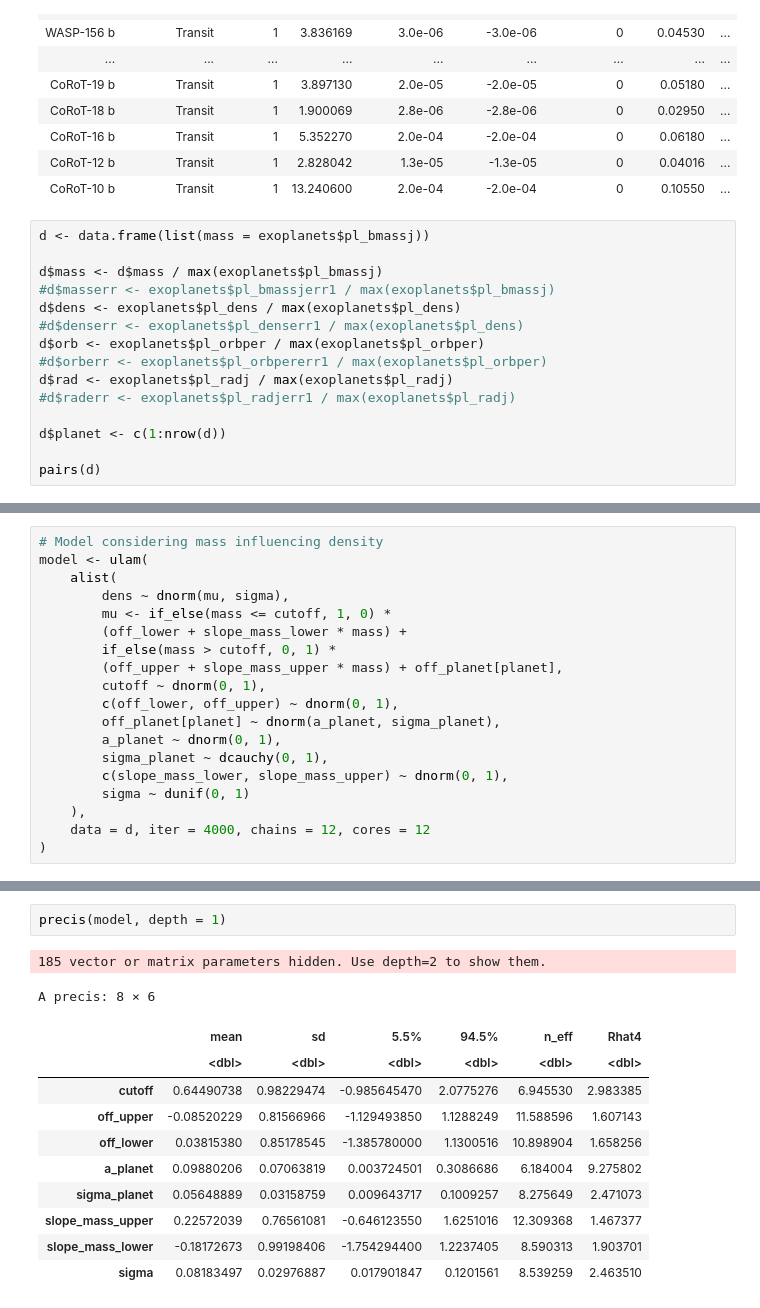
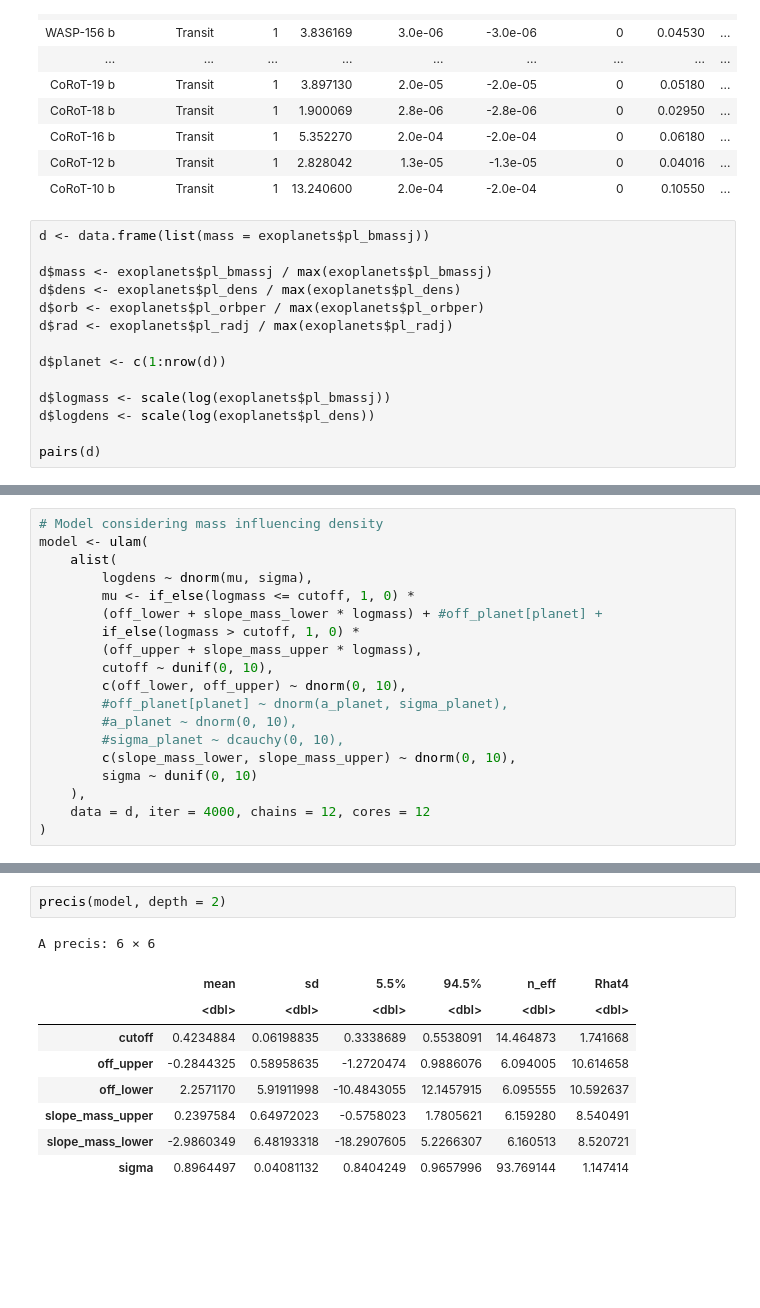
Before and after one commit to TimeTeleporter/advanced_statistics, a Jupyter notebook: exercise_sheet_13/exercise_sheet_13_Immanuel_Albrecht.ipynb, the cells around one changed output, grey strips where cells are left out. Cells and saved outputs as stored; diff of their text form; blank space fills up the shorter version.

```diff
--- a/exercise_sheet_13/exercise_sheet_13_Immanuel_Albrecht.ipynb
+++ b/exercise_sheet_13/exercise_sheet_13_Immanuel_Albrecht.ipynb
@@ -42,16 +52,15 @@ A data.frame: 185 × 50
 # %%
 d <- data.frame(list(mass = exoplanets$pl_bmassj))
 
-d$mass <- d$mass / max(exoplanets$pl_bmassj)
-#d$masserr <- exoplanets$pl_bmassjerr1 / max(exoplanets$pl_bmassj)
+d$mass <- exoplanets$pl_bmassj / max(exoplanets$pl_bmassj)
 d$dens <- exoplanets$pl_dens / max(exoplanets$pl_dens)
-#d$denserr <- exoplanets$pl_denserr1 / max(exoplanets$pl_dens)
 d$orb <- exoplanets$pl_orbper / max(exoplanets$pl_orbper)
-#d$orberr <- exoplanets$pl_orbpererr1 / max(exoplanets$pl_orbper)
 d$rad <- exoplanets$pl_radj / max(exoplanets$pl_radj)
-#d$raderr <- exoplanets$pl_radjerr1 / max(exoplanets$pl_radj)
 
 d$planet <- c(1:nrow(d))
 
+d$logmass <- scale(log(exoplanets$pl_bmassj))
+d$logdens <- scale(log(exoplanets$pl_dens))
+
 pairs(d)
 # %% [output]
@@ -60,18 +74,18 @@ pairs(d)
 # Model considering mass influencing density
 model <- ulam(
 	alist(
-		dens ~ dnorm(mu, sigma),
-		mu <- if_else(mass <= cutoff, 1, 0) *
-		(off_lower + slope_mass_lower * mass) +
-		if_else(mass > cutoff, 0, 1) *
-		(off_upper + slope_mass_upper * mass) + off_planet[planet],
-		cutoff ~ dnorm(0, 1),
-		c(off_lower, off_upper) ~ dnorm(0, 1),
-		off_planet[planet] ~ dnorm(a_planet, sigma_planet),
-		a_planet ~ dnorm(0, 1),
-		sigma_planet ~ dcauchy(0, 1),
-		c(slope_mass_lower, slope_mass_upper) ~ dnorm(0, 1),
-		sigma ~ dunif(0, 1)
+		logdens ~ dnorm(mu, sigma),
+		mu <- if_else(logmass <= cutoff, 1, 0) *
+		(off_lower + slope_mass_lower * logmass) + #off_planet[planet] +
+		if_else(logmass > cutoff, 1, 0) *
+		(off_upper + slope_mass_upper * logmass),
+		cutoff ~ dunif(0, 10),
+		c(off_lower, off_upper) ~ dnorm(0, 10),
+		#off_planet[planet] ~ dnorm(a_planet, sigma_planet),
+		#a_planet ~ dnorm(0, 10),
+		#sigma_planet ~ dcauchy(0, 10),
+		c(slope_mass_lower, slope_mass_upper) ~ dnorm(0, 10),
+		sigma ~ dunif(0, 10)
 	),
 	data = d, iter = 4000, chains = 12, cores = 12
 )
@@ -154,15 +176,12 @@ See https://mc-stan.org/misc/warnings for details.
 # %%
-precis(model, depth = 1)
+precis(model, depth = 2)
 # %% [output]
-185 vector or matrix parameters hidden. Use depth=2 to show them.
+A precis: 6 × 6
-A precis: 8 × 6
 |  | mean | sd | 5.5% | 94.5% | n_eff | Rhat4 |
 |  | <dbl> | <dbl> | <dbl> | <dbl> | <dbl> | <dbl> |
-| cutoff | 0.64490738 | 0.98229474 | -0.985645470 | 2.0775276 | 6.945530 | 2.983385 |
-| off_upper | -0.08520229 | 0.81566966 | -1.129493850 | 1.1288249 | 11.588596 | 1.607143 |
-| off_lower | 0.03815380 | 0.85178545 | -1.385780000 | 1.1300516 | 10.898904 | 1.658256 |
-| a_planet | 0.09880206 | 0.07063819 | 0.003724501 | 0.3086686 | 6.184004 | 9.275802 |
-| sigma_planet | 0.05648889 | 0.03158759 | 0.009643717 | 0.1009257 | 8.275649 | 2.471073 |
-| slope_mass_upper | 0.22572039 | 0.76561081 | -0.646123550 | 1.6251016 | 12.309368 | 1.467377 |
-| slope_mass_lower | -0.18172673 | 0.99198406 | -1.754294400 | 1.2237405 | 8.590313 | 1.903701 |
-| sigma | 0.08183497 | 0.02976887 | 0.017901847 | 0.1201561 | 8.539259 | 2.463510 |
+| cutoff | 0.4234884 | 0.06198835 | 0.3338689 | 0.5538091 | 14.464873 | 1.741668 |
+| off_upper | -0.2844325 | 0.58958635 | -1.2720474 | 0.9886076 | 6.094005 | 10.614658 |
+| off_lower | 2.2571170 | 5.91911998 | -10.4843055 | 12.1457915 | 6.095555 | 10.592637 |
+| slope_mass_upper | 0.2397584 | 0.64972023 | -0.5758023 | 1.7805621 | 6.159280 | 8.540491 |
+| slope_mass_lower | -2.9860349 | 6.48193318 | -18.2907605 | 5.2266307 | 6.160513 | 8.520721 |
+| sigma | 0.8964497 | 0.04081132 | 0.8404249 | 0.9657996 | 93.769144 | 1.147414 |
```
Also changed, not shown: parts of 6 cells of this notebook, 10 other files.
